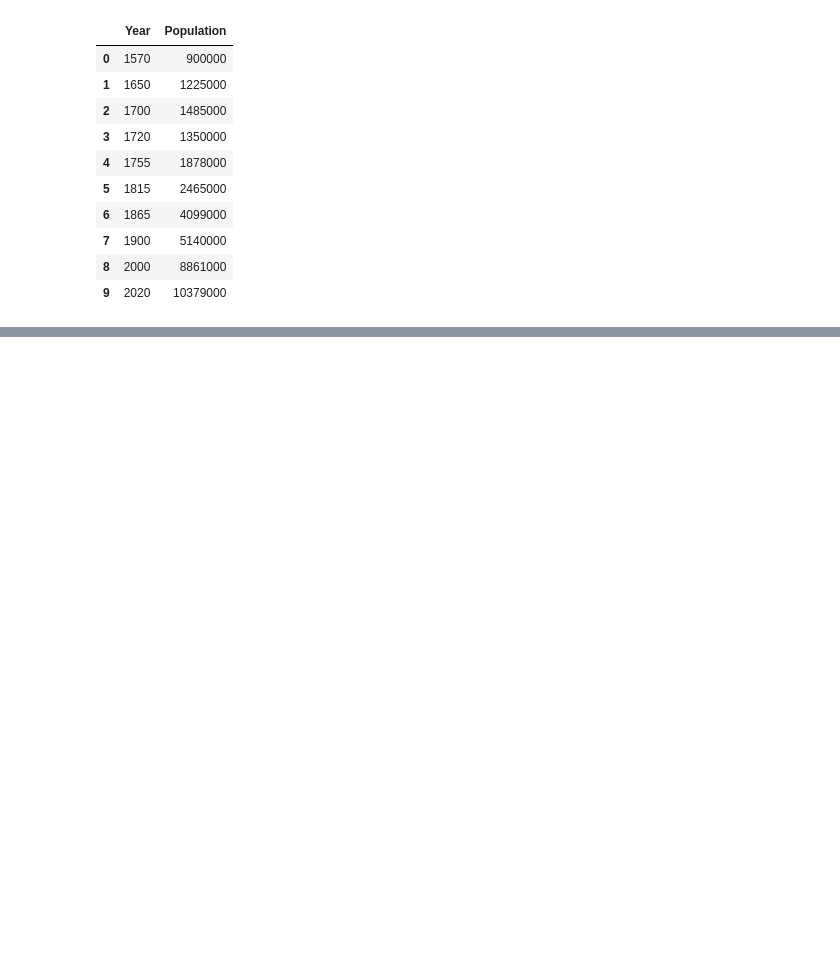
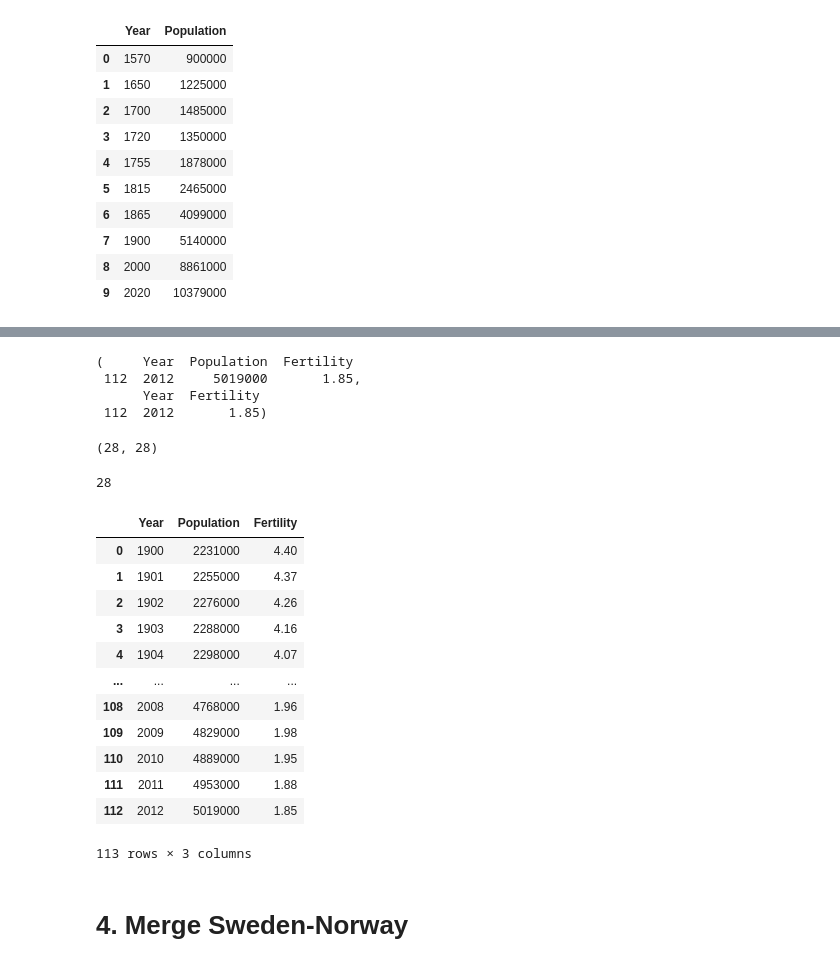
Before and after one commit to jvesand/data-processing-johan-sandberg, a Jupyter notebook: Exercises/E03_merging.ipynb, the cells around one changed output, grey strips where cells are left out. Saved outputs shown, nothing was run; the diff lists cells and outputs as text; code cells hidden in the pictures; blank space fills up the shorter version.

```diff
--- a/Exercises/E03_merging.ipynb
+++ b/Exercises/E03_merging.ipynb
@@ -74,0 +199,12 @@ ax.plot(swe_table)
+# %%
+df_nor = pd.read_html(
+    "https://sv.wikipedia.org/wiki/Norges_demografi", match = "fertilitet",
+    decimal=",", # need to specify comma as decimal marker, otherwise not interpreted
+    thousands = " " # great, can specify thousands separated by space!
+    )[0]
+df_nor_fertility = pd.read_html("https://en.wikipedia.org/wiki/Demographics_of_Norway", match="Total fertility rates")[0]
+
+# only need year and fertility columns
+df_nor_fertility = df_nor_fertility.iloc[:, [0,-1]]
+df_nor_fertility.rename({"Unnamed: 0": "Year", "Total fertility rates[fn 1][6][9]": "Fertility"}, axis=1, inplace=True)
+df_nor_fertility.tail()
@@ -74,0 +218,52 @@ ax.plot(swe_table)
+# %%
+df_nor.rename(
+    {"Unnamed: 0": "Year",
+    "Total fertilitet": "Fertility",
+    "Befolkning i tusentals (x 1000)": "Population"},
+    axis=1, inplace=True)
+
+df_nor = df_nor.loc[:, ["Year", "Population", "Fertility"]]
+
+# table population numbers given in 1000s
+df_nor["Population"] = df_nor["Population"] * 1000
+# %%
+# check that it is same measurement of fertility from both datasets
+df_nor.loc[df_nor["Year"] == 2012], df_nor_fertility.loc[df_nor_fertility["Year"] == 2012]
+# %% [output]
+(     Year  Population  Fertility
+ 112  2012     5019000       1.85,
+      Year  Fertility
+ 112  2012       1.85)
+# %%
+# check that all nan fertility values are found in other df
+fertility_nans = df_nor[df_nor["Fertility"].isna()]["Year"]
+
+len(fertility_nans), fertility_nans.isin(df_nor_fertility["Year"]).sum()
+# %% [output]
+(28, 28)
+# %%
+# use fillna with other df
+df_nor["Fertility"] = df_nor["Fertility"].fillna(df_nor_fertility["Fertility"])
+# %%
+# check that that fillna actually worked
+(df_nor.loc[:27, "Fertility"] == df_nor_fertility.loc[:27, "Fertility"]).sum()
+# %% [output]
+28
+# %%
+df_nor
+# %% [output]
+|  | Year | Population | Fertility |
+| 0 | 1900 | 2231000 | 4.40 |
+| 1 | 1901 | 2255000 | 4.37 |
+| 2 | 1902 | 2276000 | 4.26 |
+| 3 | 1903 | 2288000 | 4.16 |
+| 4 | 1904 | 2298000 | 4.07 |
+| ... | ... | ... | ... |
+| 108 | 2008 | 4768000 | 1.96 |
+| 109 | 2009 | 4829000 | 1.98 |
+| 110 | 2010 | 4889000 | 1.95 |
+| 111 | 2011 | 4953000 | 1.88 |
+| 112 | 2012 | 5019000 | 1.85 |
+113 rows × 3 columns
+# %% [markdown]
+# 4. Merge Sweden-Norway
```
Also changed, not shown: parts of 26 cells of this notebook, 1 other file.
